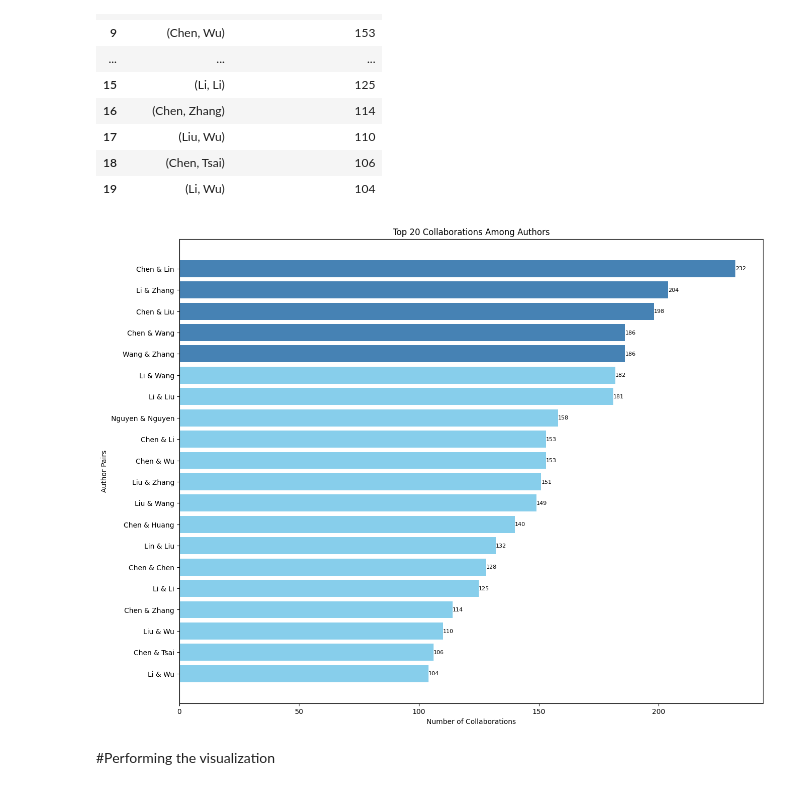
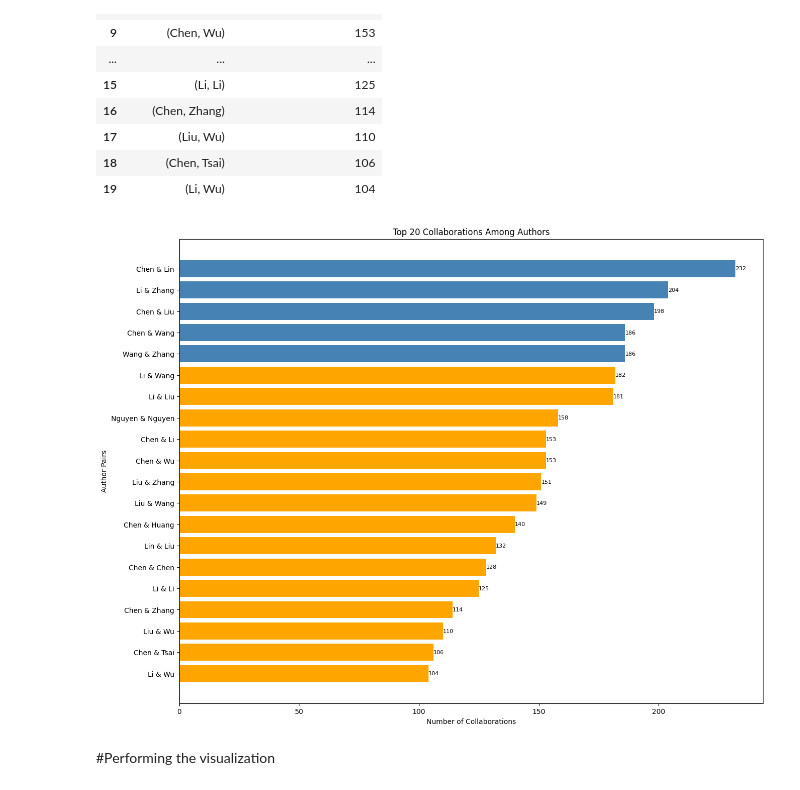
Before and after one commit to gnc506/Skills_Assessment, a Jupyter notebook: Skill_Assessment_2_Tabassum.ipynb, the cells around one changed output. Drawn from its saved outputs; the diff is of its cells as text; code cells hidden in the pictures.

```diff
--- a/Skill_Assessment_2_Tabassum.ipynb
+++ b/Skill_Assessment_2_Tabassum.ipynb
@@ -63,32 +63,32 @@ top_df
 # %%
 import matplotlib.pyplot as plt
 
 # Preparing data for plotting
 author_pairs = [" & ".join(pair) for pair, _ in top_collaborations]
 collaboration_counts = [count for _, count in top_collaborations]
 
 # Improved visualization with enhanced readability and distinct coloring for top collaborations
 
 # Selecting a color scheme
-colors = ['steelblue' if i < 5 else 'skyblue' for i in range(len(collaboration_counts))]
+colors = ['steelblue' if i < 5 else 'orange' for i in range(len(collaboration_counts))]
 
 # Plotting
 plt.figure(figsize=(15, 12))
 bars = plt.barh(author_pairs, collaboration_counts, color=colors)
 plt.xlabel('Number of Collaborations')
 plt.ylabel('Author Pairs')
 plt.title('Top 20 Collaborations Among Authors')
 plt.gca().invert_yaxis()  # Invert y-axis to display the highest value on top
 
 # Adding data labels
 for bar in bars:
     plt.text(bar.get_width(), bar.get_y() + bar.get_height()/2,
              f'{int(bar.get_width())}',
              va='center', ha='left', color='black', fontsize=8)
     plt.savefig('collaboration.png')
 plt.show()
 # %% [output]
-[figure, old version]
+[figure, new version]
 # %% [markdown]
 #Performing the visualization
 # %%
```
